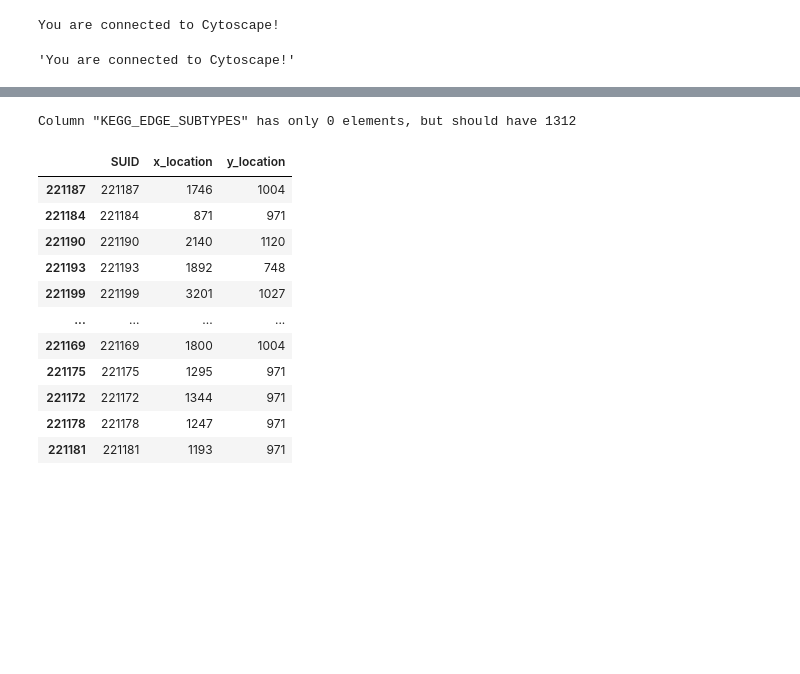
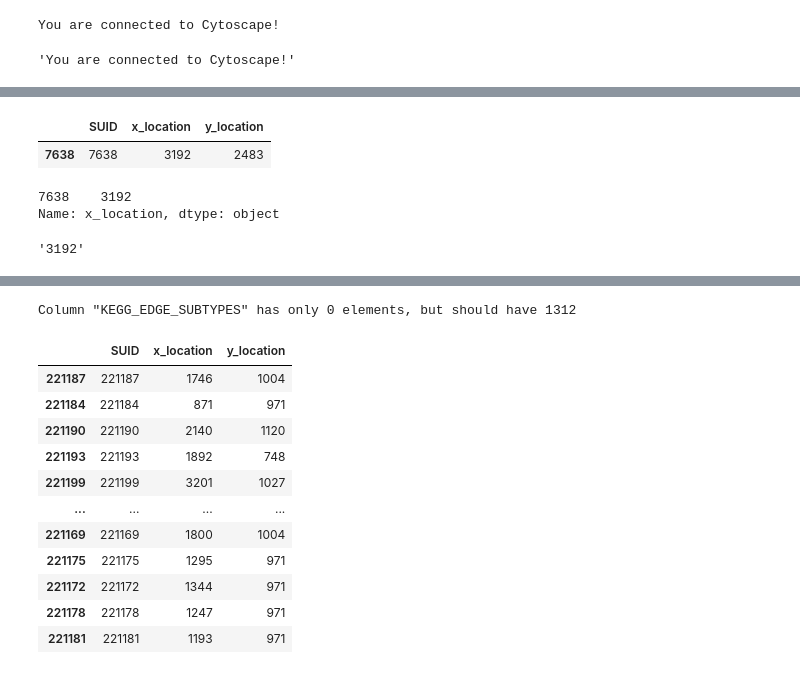
Before and after one commit to ecell/transomics2cytoscape-py, a Jupyter notebook: t2c.ipynb, the cells around one changed output, grey strips where cells are left out. Drawn from its saved outputs; the diff is of its cells as text; code cells hidden in the pictures; blank space fills up the shorter version.

```diff
--- a/t2c.ipynb
+++ b/t2c.ipynb
@@ -71,0 +54,2 @@ def getMidLoc(elem, xyloc):
+# %%
+xyloc = p4c.get_table_columns(table='node', network=1162, columns=['SUID', 'x_location', 'y_location'])
@@ -71,0 +62,2 @@ def getMidLoc(elem, xyloc):
+# %%
+sourcexy = xyloc[xyloc['SUID'] == 7638]
@@ -71,0 +79,14 @@ def getMidLoc(elem, xyloc):
+# %%
+sourcexy
+# %% [output]
+|  | SUID | x_location | y_location |
+| 7638 | 7638 | 3192 | 2483 |
+# %%
+sourcexy['x_location']
+# %% [output]
+7638    3192
+Name: x_location, dtype: object
+# %%
+sourcexy['x_location'].values[0]
+# %% [output]
+'3192'
```
Also changed, not shown: parts of 20 cells of this notebook.
